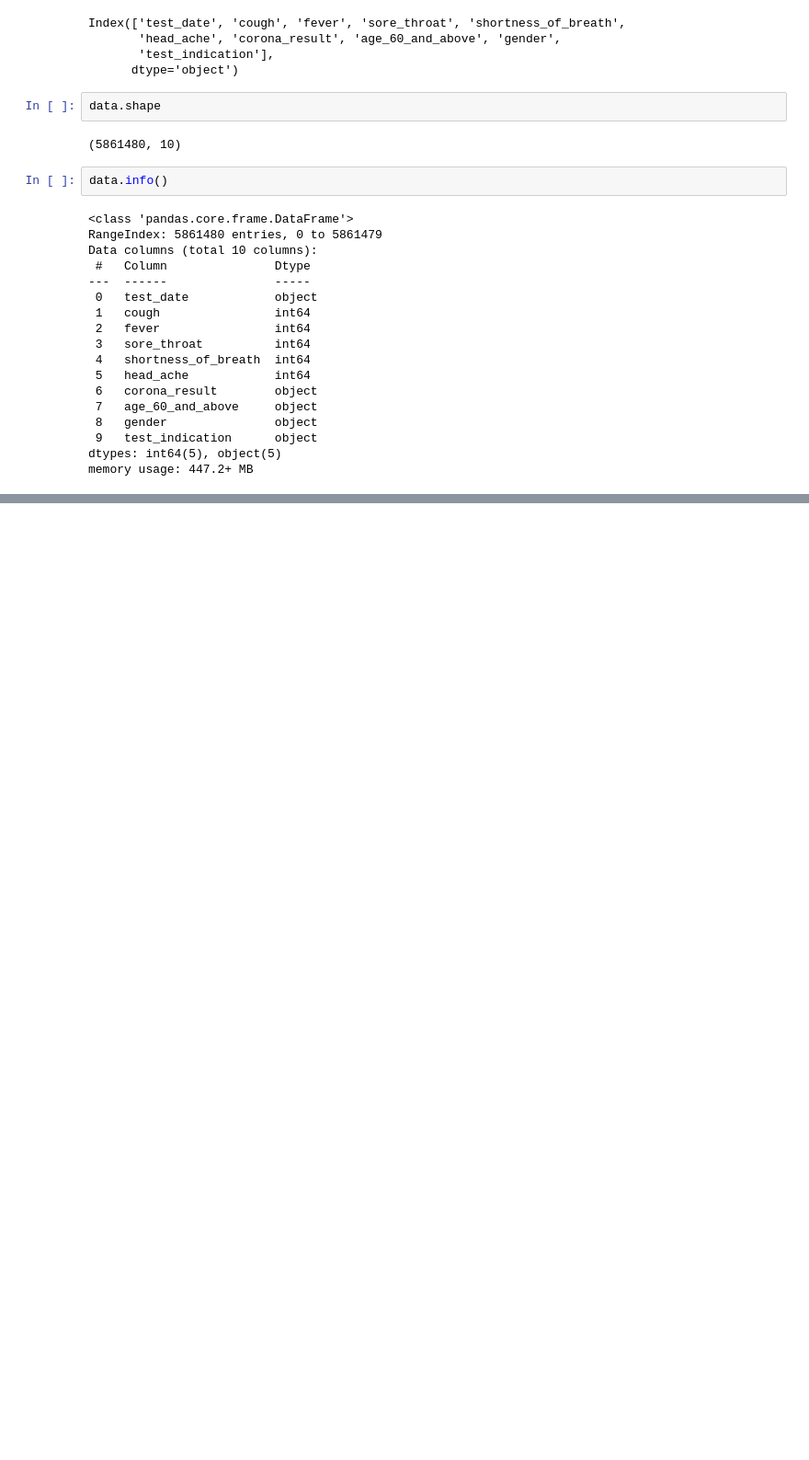
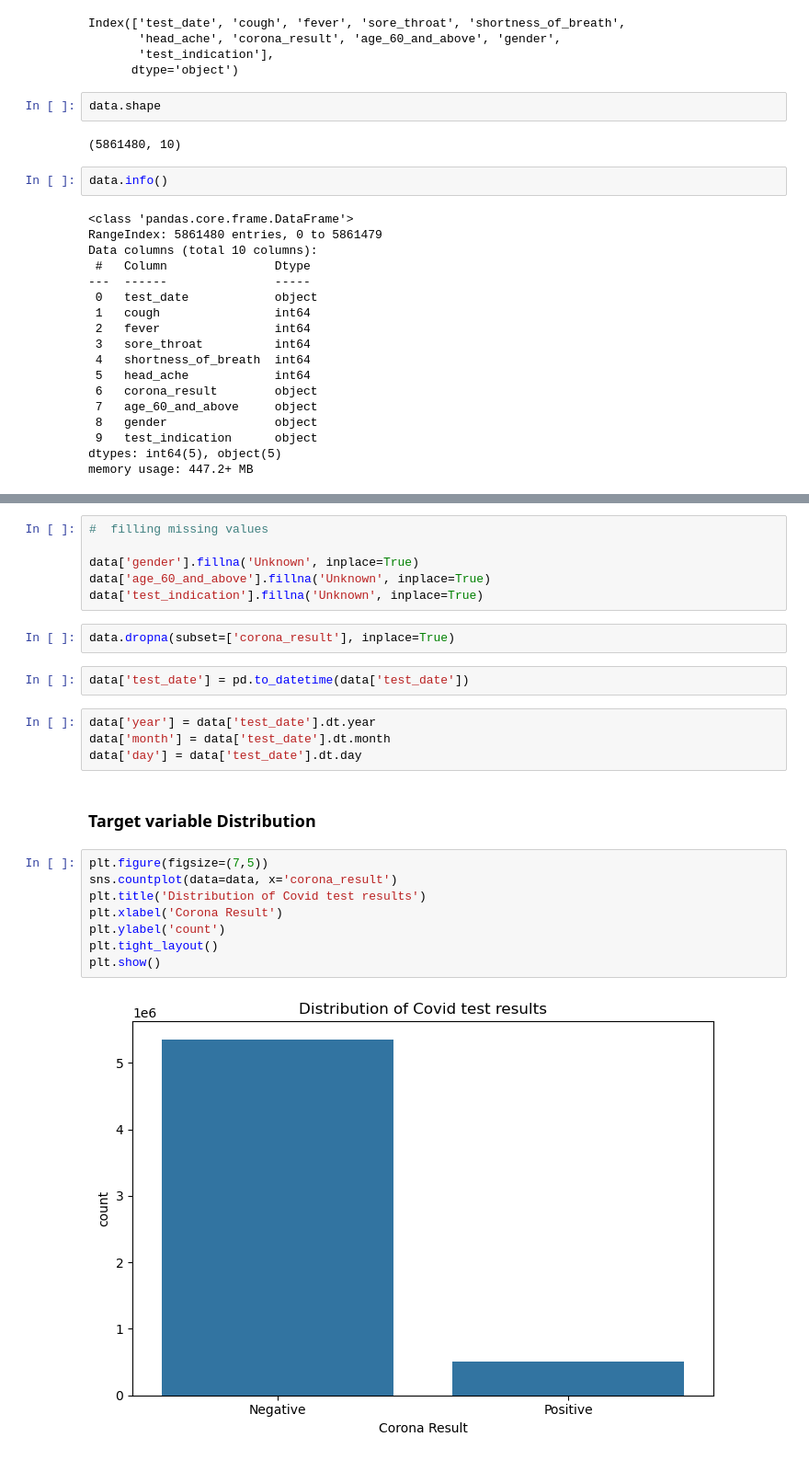
Before and after one commit to RohitRathore25/Covid19_project_prediction, a Jupyter notebook: covid19_prediction.ipynb, the cells around one changed output, grey strips where cells are left out. Shown at 92% size. Cells and saved outputs as stored; diff of their text form; blank space fills up the shorter version.

```diff
--- a/covid19_prediction.ipynb
+++ b/covid19_prediction.ipynb
@@ -52,0 +79,26 @@ memory usage: 447.2+ MB
+# %%
+#  filling missing values
+
+data['gender'].fillna('Unknown', inplace=True)
+data['age_60_and_above'].fillna('Unknown', inplace=True)
+data['test_indication'].fillna('Unknown', inplace=True)
+# %%
+data.dropna(subset=['corona_result'], inplace=True)
+# %%
+data['test_date'] = pd.to_datetime(data['test_date'])
+# %%
+data['year'] = data['test_date'].dt.year
+data['month'] = data['test_date'].dt.month
+data['day'] = data['test_date'].dt.day
+# %% [markdown]
+### Target variable Distribution
+# %%
+plt.figure(figsize=(7,5))
+sns.countplot(data=data, x='corona_result')
+plt.title('Distribution of Covid test results')
+plt.xlabel('Corona Result')
+plt.ylabel('count')
+plt.tight_layout()
+plt.show()
+# %% [output]
+[figure, added]
```
Also changed, not shown: parts of 10 cells of this notebook.
